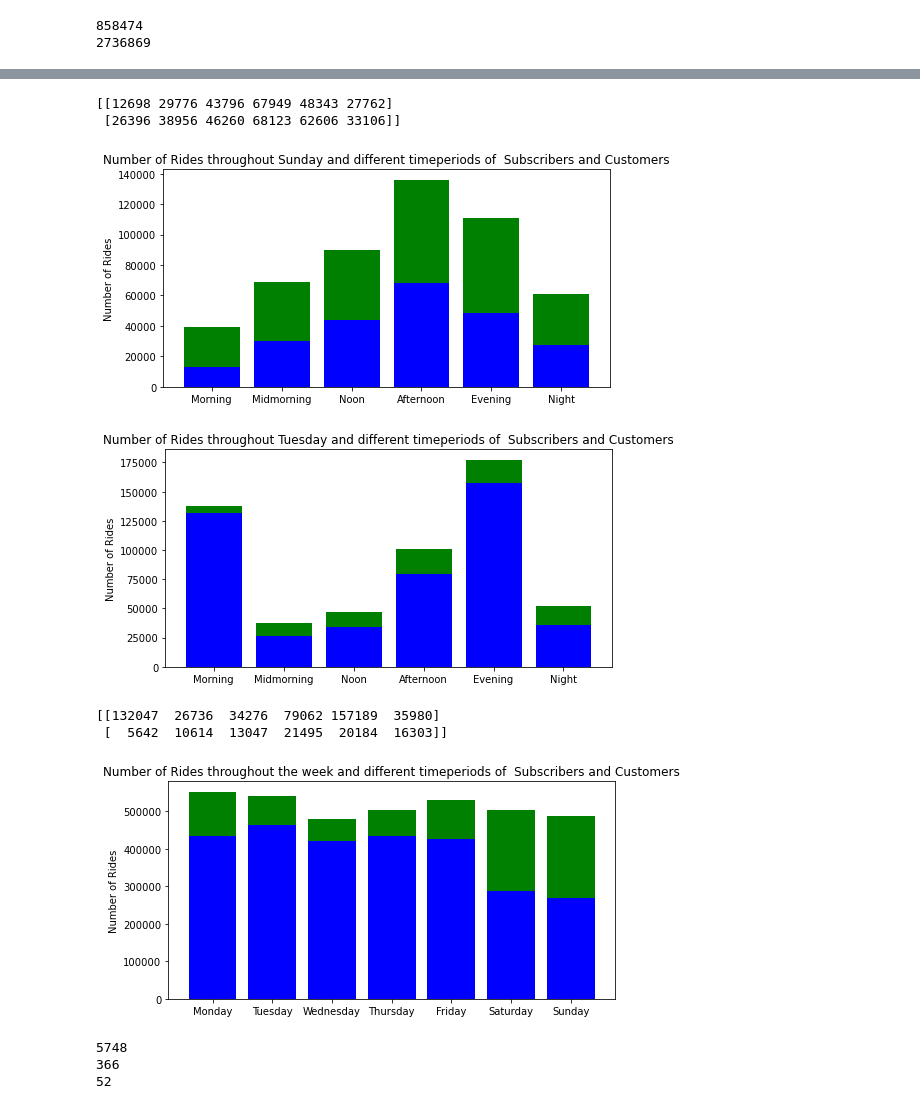
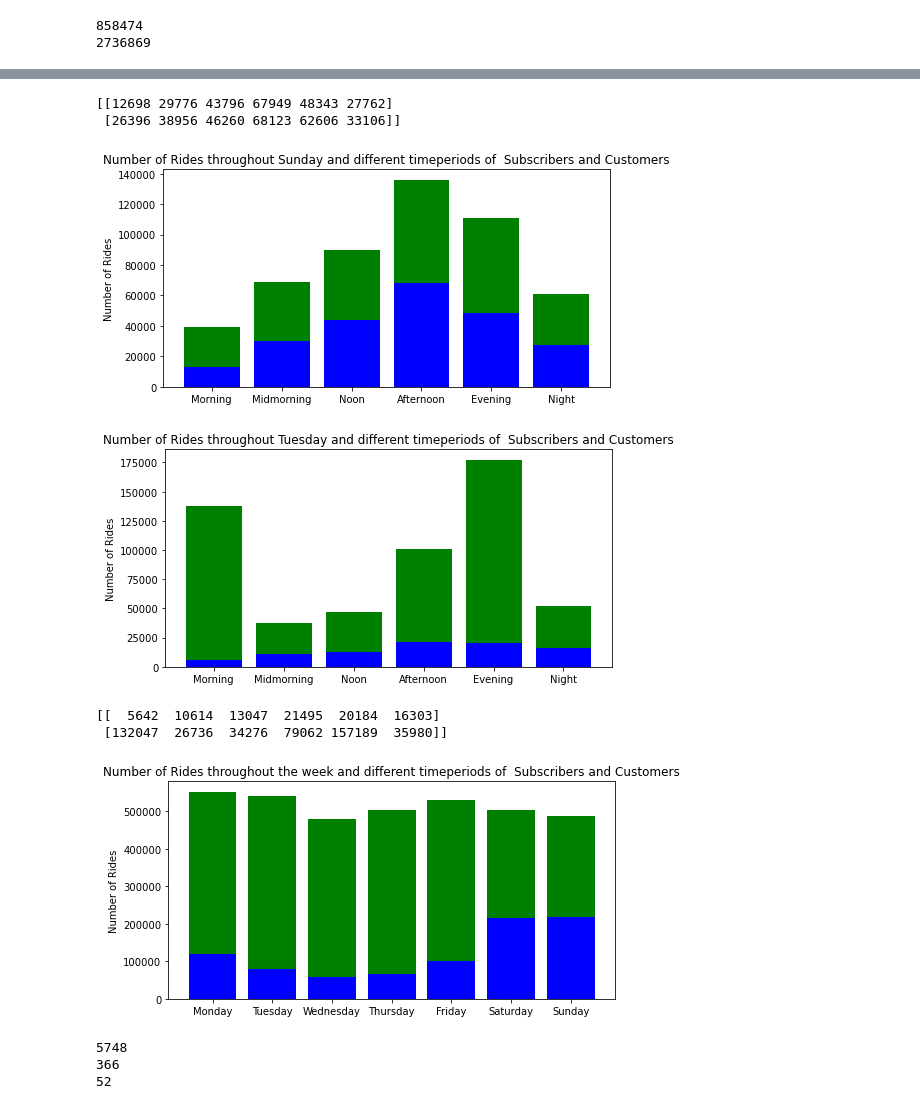
Before and after one commit to agruenb/PrescriptiveStruggle_BikeSharing, a Jupyter notebook: LeaWorkspace/lworkspace.ipynb, the cells around one changed output, grey strips where cells are left out. Drawn from its saved outputs; the diff is of its cells as text; code cells hidden in the pictures.

```diff
--- a/LeaWorkspace/lworkspace.ipynb
+++ b/LeaWorkspace/lworkspace.ipynb
@@ -500,7 +492,7 @@ tuesday_cust = np.array([morning_tuesday_cust['Hour'].size, midmorning_tuesday_c
 
 fig,ax = plt.subplots(figsize=(8,4))
 day= ['Morning','Midmorning','Noon','Afternoon','Evening','Night']
-data = np.array([tuesday_sub, tuesday_cust])
+data = np.array([tuesday_cust, tuesday_sub])
 color_list = ['b', 'g', 'r', 'c', 'm', 'y']
 
 for i in range(data.shape[0]):
@@ -516,9 +508,9 @@ print(data)
 [[12698 29776 43796 67949 48343 27762]
  [26396 38956 46260 68123 62606 33106]]
 [figure]
-[figure, old version]
+[figure, new version]
-[[132047  26736  34276  79062 157189  35980]
- [  5642  10614  13047  21495  20184  16303]]
+[[  5642  10614  13047  21495  20184  16303]
+ [132047  26736  34276  79062 157189  35980]]
 # %%
 #Sunday
 sub_monday = chicago[(chicago['user_type']=='Subscriber') & (chicago['Weekday']==0)]
@@ -527,35 +519,35 @@ sub_wednesday = chicago[(chicago['user_type']=='Subscriber') & (chicago['Weekday
 sub_thursday = chicago[(chicago['user_type']=='Subscriber') & (chicago['Weekday']==3)]
 sub_friday = chicago[(chicago['user_type']=='Subscriber') & (chicago['Weekday']==4)]
 sub_saturday = chicago[(chicago['user_type']=='Subscriber') & (chicago['Weekday']==5)]
 sub_sunday = chicago[(chicago['user_type']=='Subscriber') & (chicago['Weekday']==6)]
 cust_monday = chicago[(chicago['user_type']=='Customer') & (chicago['Weekday']==0)]
 cust_tuesday = chicago[(chicago['user_type']=='Customer') & (chicago['Weekday']==1)]
 cust_wednesday = chicago[(chicago['user_type']=='Customer') & (chicago['Weekday']==2)]
 cust_thursday = chicago[(chicago['user_type']=='Customer') & (chicago['Weekday']==3)]
 cust_friday = chicago[(chicago['user_type']=='Customer') & (chicago['Weekday']==4)]
 cust_saturday = chicago[(chicago['user_type']=='Customer') & (chicago['Weekday']==5)]
 cust_sunday = chicago[(chicago['user_type']=='Customer') & (chicago['Weekday']==6)]
 
 sub = np.array([sub_monday['start_time'].size, sub_tuesday['Hour'].size, sub_wednesday['Hour'].size, sub_thursday['Hour'].size, sub_friday['Hour'].size, sub_saturday['Hour'].size, sub_sunday['Hour'].size])
 cust = np.array([cust_monday['start_time'].size, cust_tuesday['Hour'].size, cust_wednesday['Hour'].size, cust_thursday['Hour'].size, cust_friday['Hour'].size, cust_saturday['Hour'].size, cust_sunday['Hour'].size])
 
 fig,ax = plt.subplots(figsize=(8,4))
 weekdays= ['Monday','Tuesday','Wednesday','Thursday','Friday','Saturday','Sunday']
 
-data = np.array([sub, cust])
+data = np.array([cust, sub])
 color_list = ['b', 'g', 'r', 'c', 'm', 'y']
 
 for i in range(data.shape[0]):
   plt.bar(weekdays, data[i],
     bottom = np.sum(data[:i], axis = 0),
     color = color_list[i % len(color_list)])
 
 ax.set_ylabel("Number of Rides")
 ax.set_title("Number of Rides throughout the week and different timeperiods of  Subscribers and Customers")
 
 plt.show()
 # %% [output]
-[figure, old version]
+[figure, new version]
 # %%
 bikes = chicago['bike_id'].unique()
 print(len(bikes))
```
Also changed, not shown: parts of 1 cell of this notebook.
